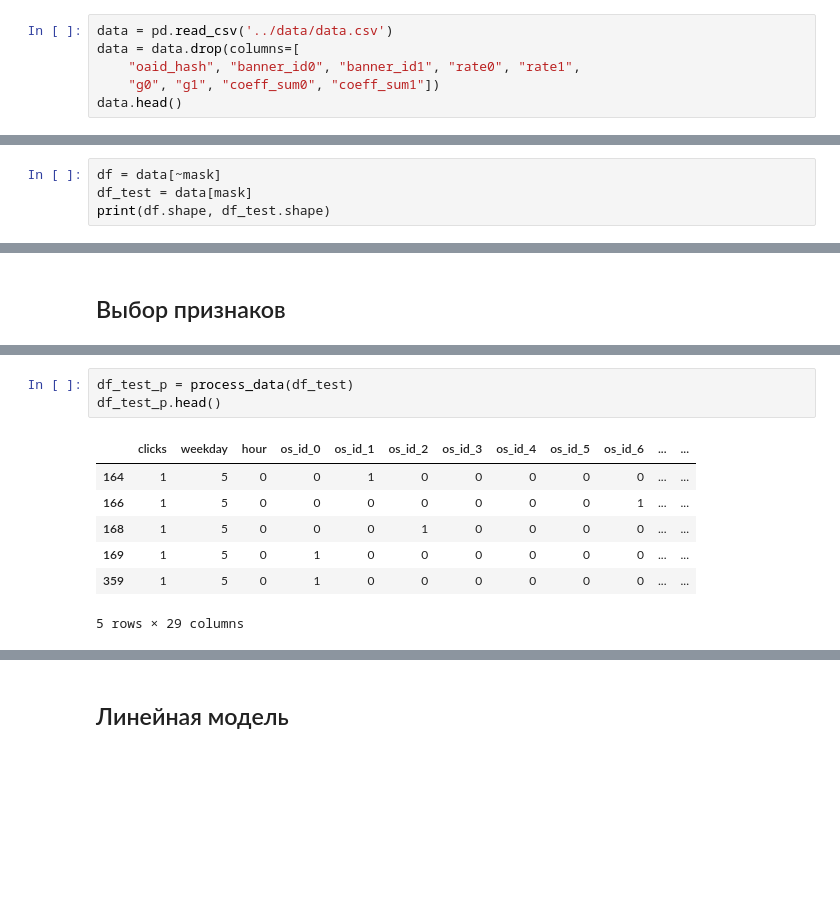
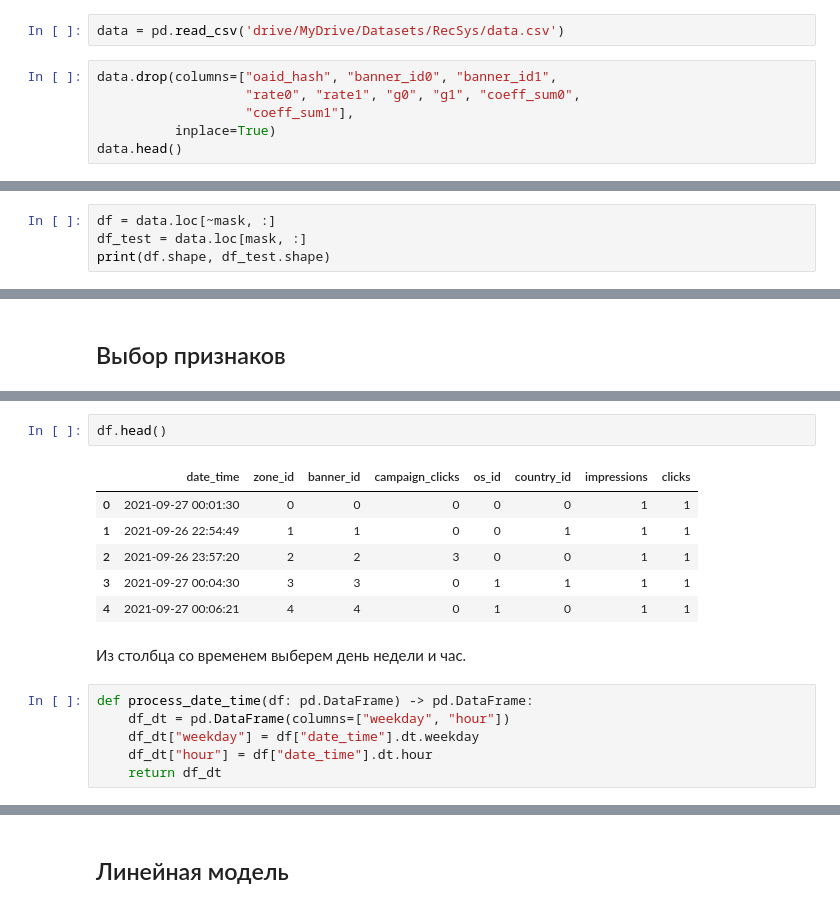
Before and after one commit to SheinaEkaterina/Recsys-course-homework_2022, a Jupyter notebook: task_1_recsys/HW1.ipynb, the cells around one changed output, grey strips where cells are left out. Saved outputs shown, nothing was run; the diff lists cells and outputs as text; blank space fills up the shorter version.

```diff
--- a/task_1_recsys/HW1.ipynb
+++ b/task_1_recsys/HW1.ipynb
@@ -12,8 +24,10 @@ from sklearn.metrics import log_loss
+# %%
+data = pd.read_csv('drive/MyDrive/Datasets/RecSys/data.csv')
 # %%
-data = pd.read_csv('../data/data.csv')
-data = data.drop(columns=[
-    "oaid_hash", "banner_id0", "banner_id1", "rate0", "rate1",
-    "g0", "g1", "coeff_sum0", "coeff_sum1"])
+data.drop(columns=["oaid_hash", "banner_id0", "banner_id1",
+                   "rate0", "rate1", "g0", "g1", "coeff_sum0",
+                   "coeff_sum1"],
+          inplace=True)
 data.head()
 # %% [output]
 |  | date_time | zone_id | banner_id | campaign_clicks | os_id | country_id | impressions | clicks |
@@ -35,8 +53,8 @@ print(f"Последнему дню соответствует {test_frac*100:.1
 # %% [output]
 Последнему дню соответствует 13.5% данных
 # %%
-df = data[~mask]
-df_test = data[mask]
+df = data.loc[~mask, :]
+df_test = data.loc[mask, :]
 print(df.shape, df_test.shape)
 # %% [output]
 (13692494, 8) (2128978, 8)
@@ -142,11 +130,17 @@ df_p.head()
-# %%
-df_test_p = process_data(df_test)
-df_test_p.head()
-# %% [output]
-|  | clicks | weekday | hour | os_id_0 | os_id_1 | os_id_2 | os_id_3 | os_id_4 | os_id_5 | os_id_6 | ... | ... |
-| 164 | 1 | 5 | 0 | 0 | 1 | 0 | 0 | 0 | 0 | 0 | ... | ... |
-| 166 | 1 | 5 | 0 | 0 | 0 | 0 | 0 | 0 | 0 | 1 | ... | ... |
-| 168 | 1 | 5 | 0 | 0 | 0 | 1 | 0 | 0 | 0 | 0 | ... | ... |
-| 169 | 1 | 5 | 0 | 1 | 0 | 0 | 0 | 0 | 0 | 0 | ... | ... |
-| 359 | 1 | 5 | 0 | 1 | 0 | 0 | 0 | 0 | 0 | 0 | ... | ... |
-5 rows × 29 columns
+# %%
+df.head()
+# %% [output]
+|  | date_time | zone_id | banner_id | campaign_clicks | os_id | country_id | impressions | clicks |
+| 0 | 2021-09-27 00:01:30 | 0 | 0 | 0 | 0 | 0 | 1 | 1 |
+| 1 | 2021-09-26 22:54:49 | 1 | 1 | 0 | 0 | 1 | 1 | 1 |
+| 2 | 2021-09-26 23:57:20 | 2 | 2 | 3 | 0 | 0 | 1 | 1 |
+| 3 | 2021-09-27 00:04:30 | 3 | 3 | 0 | 1 | 1 | 1 | 1 |
+| 4 | 2021-09-27 00:06:21 | 4 | 4 | 0 | 1 | 0 | 1 | 1 |
+# %% [markdown]
+Из столбца со временем выберем день недели и час.
+# %%
+def process_date_time(df: pd.DataFrame) -> pd.DataFrame:
+    df_dt = pd.DataFrame(columns=["weekday", "hour"])
+    df_dt["weekday"] = df["date_time"].dt.weekday
+    df_dt["hour"] = df["date_time"].dt.hour
+    return df_dt
```
Also changed, not shown: parts of 41 cells of this notebook.
